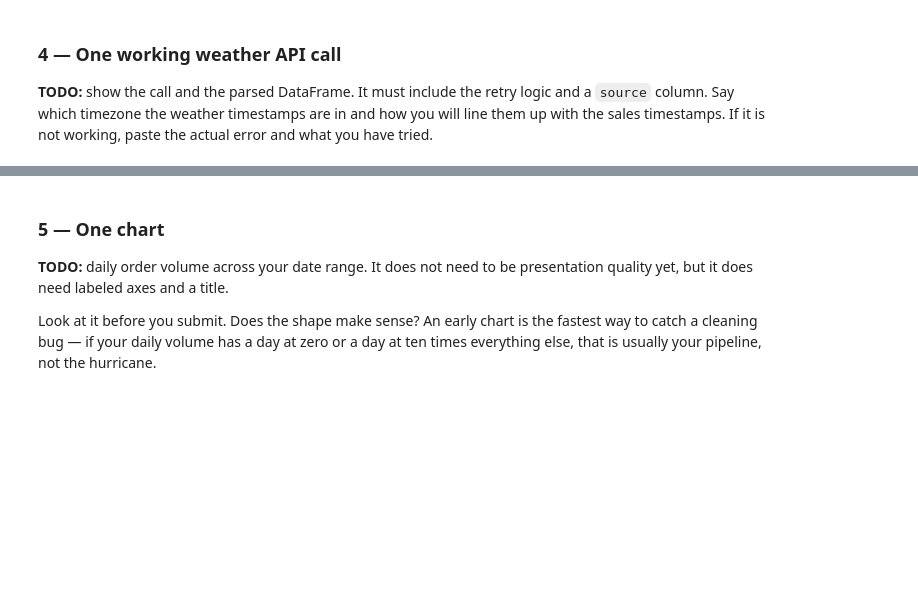
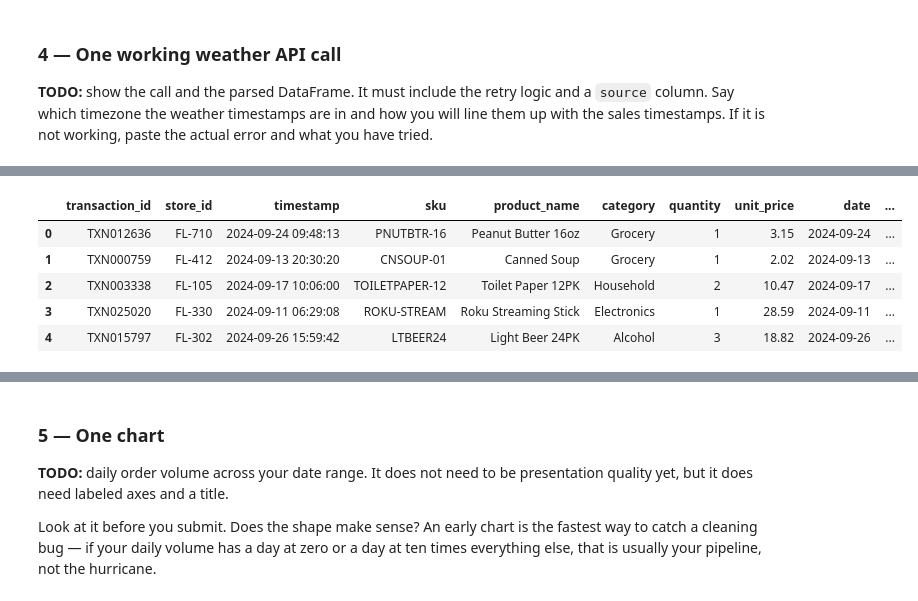
Before and after one commit to simichakravarty16/walmart-hurricane-project, a Jupyter notebook: notebooks/2026-10-23 — Midterm Checkpoint — Lab.ipynb, the cells around one changed output, grey strips where cells are left out. Cells and saved outputs as stored; diff of their text form; code cells hidden in the pictures; blank space fills up the shorter version.

```diff
--- a/notebooks/2026-10-23 — Midterm Checkpoint — Lab.ipynb
+++ b/notebooks/2026-10-23 — Midterm Checkpoint — Lab.ipynb
@@ -446,0 +445,68 @@ Before cleaning, the dataset contained 45 distinct SKUs and 63 distinct product
+# %%
+BASE = 'https://archive-api.open-meteo.com/v1/archive'
+RETRY_STATUSES = {429, 500, 502, 503, 504}
+
+def daily_weather(start, end, lat=28.54, lon=-81.38, tries=3):
+    params = {
+        'latitude': lat, 'longitude': lon,
+        'start_date': start, 'end_date': end,
+        'daily': 'precipitation_sum,windspeed_10m_max,pressure_msl_mean',
+        'timezone': 'America/New_York', # the sales timestamps are based on time in florida, which corresponds to America/New_York timezone
+    }
+    for attempt in range(1, tries + 1):
+        try:
+            r = requests.get(BASE, params=params, timeout=10)
+        except (requests.Timeout, requests.ConnectionError):
+            if attempt == tries:
+                raise
+            time.sleep(2 ** attempt)
+            continue
+        if r.status_code in RETRY_STATUSES:
+            if attempt == tries:
+                r.raise_for_status()
+            time.sleep(2 ** attempt)
+            continue
+        r.raise_for_status()
+        frame = pd.DataFrame(r.json()['daily'])
+        frame = frame.rename(columns={'time': 'date'})
+        frame['date'] = pd.to_datetime(frame['date'])
+        frame['source'] = 'open-meteo'
+        return frame
+
+FALLBACK = pd.DataFrame({
+    'date': pd.date_range('2024-09-01', periods=30),
+    'precipitation_sum': [3.0, 12.4, 24.9, 22.1, 23.1, 9.3, 6.8, 94.7, 28.0, 14.4,
+                          12.0, 0.7, 0.6, 21.1, 1.2, 7.9, 2.3, 13.3, 1.4, 0.7,
+                          0.4, 2.2, 1.3, 0.3, 6.4, 15.2, 2.5, 18.0, 4.6, 3.3],
+    'windspeed_10m_max': [18.8, 13.5, 22.8, 15.5, 15.2, 9.0, 14.2, 12.6, 11.5, 14.3,
+                          15.8, 12.1, 10.4, 17.4, 9.0, 13.3, 12.4, 9.3, 12.9, 15.3,
+                          19.9, 17.9, 16.6, 17.7, 27.2, 48.8, 45.1, 19.8, 11.7, 8.6],
+    'pressure_msl_mean': [1015.2, 1014.8, 1013.9, 1014.5, 1015.1, 1016.0, 1015.7, 1014.2, 1013.8, 1014.6,
+                          1015.4, 1016.1, 1015.8, 1014.9, 1015.6, 1016.3, 1015.9, 1014.7, 1015.2, 1014.4,
+                          1013.6, 1012.8, 1011.9, 1010.5, 1008.7, 1006.2, 1009.4, 1012.1, 1014.0, 1015.3],
+    'source': 'fallback sample',
+})
+
+try:
+    weather_live = daily_weather('2024-09-01', '2024-09-30')
+except requests.RequestException as err:
+    print('API call failed:', err)
+    weather_live = FALLBACK
+
+weather = weather_live.copy()
+
+merged = clean_transactions.merge(weather, on='date', how='left', indicator=True)
+
+assert len(merged) == len(clean_transactions), 'the join changed the row count'
+assert not (merged['_merge'] == 'right_only').any(), 'weather rows with no sales day'   # a left join can't make these; this guards against someone changing how= later
+assert merged['quantity'].sum() == clean_transactions['quantity'].sum(), 'the orders total changed'
+
+print(f'{merged['_merge'].value_counts()}\n')
+
+print("Sales rows:", len(clean_transactions))
+print("Merged rows:", len(merged))
+print("Sales rows with no weather match:",
+      (merged['_merge'] == 'left_only').sum())
+
+merged.head()
+# %% [output]
@@ -446,0 +522,6 @@ Before cleaning, the dataset contained 45 distinct SKUs and 63 distinct product
+|  | transaction_id | store_id | timestamp | sku | product_name | category | quantity | unit_price | date | ... |
+| 0 | TXN012636 | FL-710 | 2024-09-24 09:48:13 | PNUTBTR-16 | Peanut Butter 16oz | Grocery | 1 | 3.15 | 2024-09-24 | ... |
+| 1 | TXN000759 | FL-412 | 2024-09-13 20:30:20 | CNSOUP-01 | Canned Soup | Grocery | 1 | 2.02 | 2024-09-13 | ... |
+| 2 | TXN003338 | FL-105 | 2024-09-17 10:06:00 | TOILETPAPER-12 | Toilet Paper 12PK | Household | 2 | 10.47 | 2024-09-17 | ... |
+| 3 | TXN025020 | FL-330 | 2024-09-11 06:29:08 | ROKU-STREAM | Roku Streaming Stick | Electronics | 1 | 28.59 | 2024-09-11 | ... |
+| 4 | TXN015797 | FL-302 | 2024-09-26 15:59:42 | LTBEER24 | Light Beer 24PK | Alcohol | 3 | 18.82 | 2024-09-26 | ... |
```
Also changed, not shown: parts of 6 cells of this notebook.
